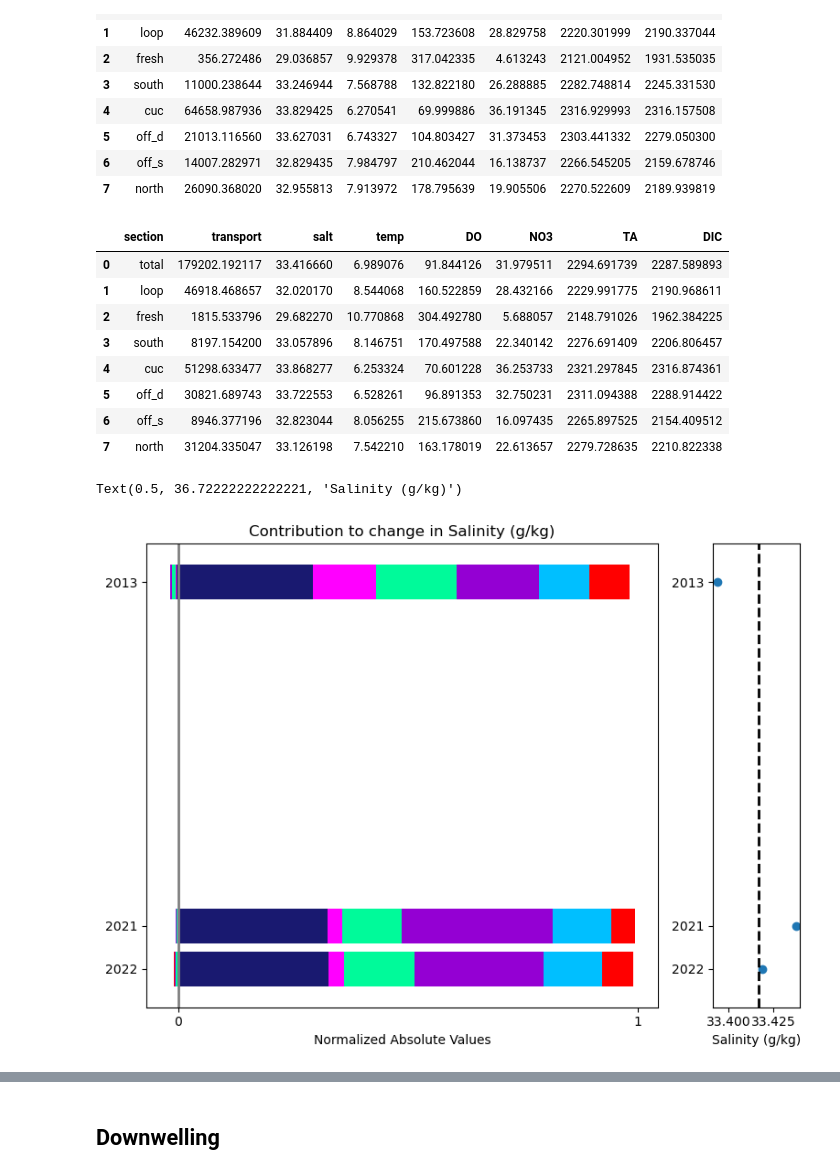
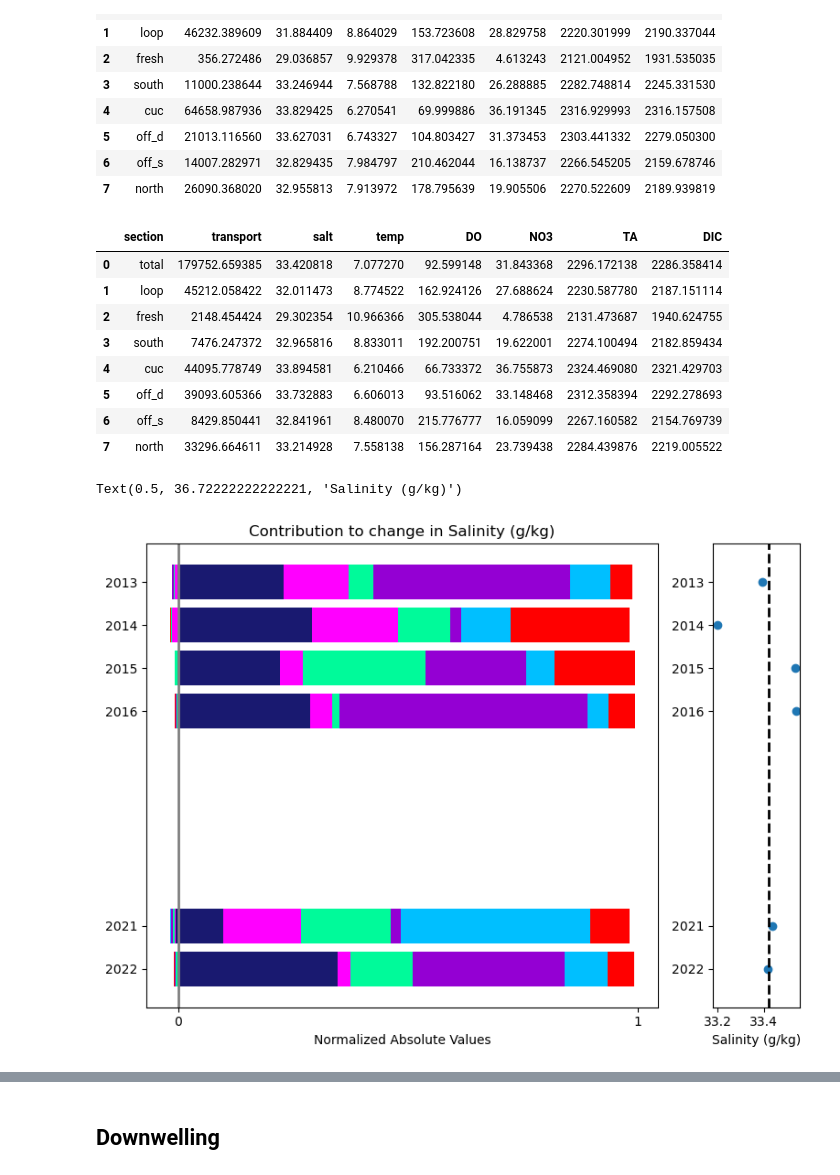
Before and after one commit to rbeutel/LO_user, a Jupyter notebook: ariane/quant_attribution.ipynb, the cells around one changed output, grey strips where cells are left out. Drawn from its saved outputs; the diff is of its cells as text; code cells hidden in the pictures.

```diff
--- a/ariane/quant_attribution.ipynb
+++ b/ariane/quant_attribution.ipynb
@@ -269,3 +254,19 @@ up13
+# %%
+up13 = means(xr.open_dataset('/data1/bbeutel/LO_user/ariane/up_cas7/S_T/20131024/ariane_positions_quantitative.nc'),
+             xr.open_dataset('/data1/bbeutel/LO_user/ariane/up_cas7/DO_NO3/20131024/ariane_positions_quantitative.nc'),
+             xr.open_dataset('/data1/bbeutel/LO_user/ariane/up_cas7/TA_DIC/20131024/ariane_positions_quantitative.nc'))
+
+up14 = means(xr.open_dataset('/data1/bbeutel/LO_user/ariane/up_cas7/S_T/20140903/ariane_positions_quantitative.nc'),
+             xr.open_dataset('/data1/bbeutel/LO_user/ariane/up_cas7/DO_NO3/20140903/ariane_positions_quantitative.nc'),
+             xr.open_dataset('/data1/bbeutel/LO_user/ariane/up_cas7/TA_DIC/20140903/ariane_positions_quantitative.nc'))
+
+up15 = means(xr.open_dataset('/data1/bbeutel/LO_user/ariane/up_cas7/S_T/20150905/ariane_positions_quantitative.nc'),
+             xr.open_dataset('/data1/bbeutel/LO_user/ariane/up_cas7/DO_NO3/20150905/ariane_positions_quantitative.nc'),
+             xr.open_dataset('/data1/bbeutel/LO_user/ariane/up_cas7/TA_DIC/20150905/ariane_positions_quantitative.nc'))
+
+up16 = means(xr.open_dataset('/data1/bbeutel/LO_user/ariane/up_cas7/S_T/20160913/ariane_positions_quantitative.nc'),
+             xr.open_dataset('/data1/bbeutel/LO_user/ariane/up_cas7/DO_NO3/20160913/ariane_positions_quantitative.nc'),
+             xr.open_dataset('/data1/bbeutel/LO_user/ariane/up_cas7/TA_DIC/20160913/ariane_positions_quantitative.nc'))
 # %%
 up21 = means(xr.open_dataset('/data1/bbeutel/LO_user/ariane/up_cas7/S_T/20210922/ariane_positions_quantitative.nc'),
              xr.open_dataset('/data1/bbeutel/LO_user/ariane/up_cas7/DO_NO3/20210922/ariane_positions_quantitative.nc'),
@@ -299,48 +300,55 @@ up22
 # %%
 # make 'baseline' dataframe based on the means of all the data
 d = {'section':['total', 'loop', 'fresh', 'south', 'cuc', 'off_d', 'off_s', 'north'],
-     'transport':np.mean([up13.transport,up21.transport,up22.transport],axis=0),
-     'salt':np.mean([up13.salt,up21.salt,up22.salt],axis=0),
-     'temp':np.mean([up13.temp,up21.temp,up22.temp],axis=0),
-     'DO':np.mean([up13.DO,up21.DO,up22.DO],axis=0),
-     'NO3':np.mean([up13.NO3,up21.NO3,up22.NO3],axis=0),
-     'TA':np.mean([up13.TA,up21.TA,up22.TA],axis=0),
-     'DIC':np.mean([up13.DIC,up21.DIC,up22.DIC],axis=0)}
+     'transport':np.mean([up13.transport,up14.transport,up15.transport,up16.transport,up21.transport,up22.transport],axis=0),
+     'salt':np.mean([up13.salt,up14.salt,up15.salt,up16.salt,up21.salt,up22.salt],axis=0),
+     'temp':np.mean([up13.temp,up14.temp,up15.temp,up16.temp,up21.temp,up22.temp],axis=0),
+     'DO':np.mean([up13.DO,up14.DO,up15.DO,up16.DO,up21.DO,up22.DO],axis=0),
+     'NO3':np.mean([up13.NO3,up14.NO3,up15.NO3,up16.NO3,up21.NO3,up22.NO3],axis=0),
+     'TA':np.mean([up13.TA,up14.TA,up15.TA,up16.TA,up21.TA,up22.TA],axis=0),
+     'DIC':np.mean([up13.DIC,up14.DIC,up15.DIC,up16.DIC,up21.DIC,up22.DIC],axis=0)}
 up_b = pd.DataFrame(d)
 
 up_b
 # %% [output]
 |  | section | transport | salt | temp | DO | NO3 | TA | DIC |
-| 0 | total | 179202.192117 | 33.416660 | 6.989076 | 91.844126 | 31.979511 | 2294.691739 | 2287.589893 |
-| 1 | loop | 46918.468657 | 32.020170 | 8.544068 | 160.522859 | 28.432166 | 2229.991775 | 2190.968611 |
-| 2 | fresh | 1815.533796 | 29.682270 | 10.770868 | 304.492780 | 5.688057 | 2148.791026 | 1962.384225 |
-| 3 | south | 8197.154200 | 33.057896 | 8.146751 | 170.497588 | 22.340142 | 2276.691409 | 2206.806457 |
-| 4 | cuc | 51298.633477 | 33.868277 | 6.253324 | 70.601228 | 36.253733 | 2321.297845 | 2316.874361 |
-| 5 | off_d | 30821.689743 | 33.722553 | 6.528261 | 96.891353 | 32.750231 | 2311.094388 | 2288.914422 |
-| 6 | off_s | 8946.377196 | 32.823044 | 8.056255 | 215.673860 | 16.097435 | 2265.897525 | 2154.409512 |
-| 7 | north | 31204.335047 | 33.126198 | 7.542210 | 163.178019 | 22.613657 | 2279.728635 | 2210.822338 |
+| 0 | total | 179752.659385 | 33.420818 | 7.077270 | 92.599148 | 31.843368 | 2296.172138 | 2286.358414 |
+| 1 | loop | 45212.058422 | 32.011473 | 8.774522 | 162.924126 | 27.688624 | 2230.587780 | 2187.151114 |
+| 2 | fresh | 2148.454424 | 29.302354 | 10.966366 | 305.538044 | 4.786538 | 2131.473687 | 1940.624755 |
+| 3 | south | 7476.247372 | 32.965816 | 8.833011 | 192.200751 | 19.622001 | 2274.100494 | 2182.859434 |
+| 4 | cuc | 44095.778749 | 33.894581 | 6.210466 | 66.733372 | 36.755873 | 2324.469080 | 2321.429703 |
+| 5 | off_d | 39093.605366 | 33.732883 | 6.606013 | 93.516062 | 33.148468 | 2312.358394 | 2292.278693 |
+| 6 | off_s | 8429.850441 | 32.841961 | 8.480070 | 215.776777 | 16.059099 | 2267.160582 | 2154.769739 |
+| 7 | north | 33296.664611 | 33.214928 | 7.558138 | 156.287164 | 23.739438 | 2284.439876 | 2219.005522 |
 # %%
 # math!
 math_up13 = decomp(up13,up_b)[1:]
+math_up14 = decomp(up14,up_b)[1:]
+math_up15 = decomp(up15,up_b)[1:]
+math_up16 = decomp(up16,up_b)[1:]
 math_up21 = decomp(up21,up_b)[1:]
 math_up22 = decomp(up22,up_b)[1:]
 
 # add year
 math_up13['year'] = 2013
+math_up14['year'] = 2014
+math_up15['year'] = 2015
+math_up16['year'] = 2016
 math_up21['year'] = 2021
 math_up22['year'] = 2022
 # %%
-df = pd.concat([math_up13[['year','section','saltP','saltQ']][1:],
+df = pd.concat([math_up13[['year','section','saltP','saltQ']][1:],math_up14[['year','section','saltP','saltQ']][1:],
+    math_up15[['year','section','saltP','saltQ']][1:],math_up16[['year','section','saltP','saltQ']][1:],
     math_up21[['year','section','saltP','saltQ']][1:],math_up22[['year','section','saltP','saltQ']][1:]])
 ax2 = stacked_bar(df,'Salinity (g/kg)')
 
 # mean property inflow to JdF
-ax2.scatter([up13.salt[0],up21.salt[0],up22.salt[0]], [2013,2021,2022])
+ax2.scatter([up13.salt[0],up14.salt[0],up15.salt[0],up16.salt[0],up21.salt[0],up22.salt[0]], [2013,2014,2015,2016,2021,2022])
 ax2.axvline(up_b.salt[0], color='k', ls='dashed', linewidth=2)
 ax2.set_xlabel('Salinity (g/kg)')
 # ax2.set_xlim([33.4,33.45])
 # ax2.set_xticks([33.41,33.44])
 # %% [output]
 Text(0.5, 36.72222222222221, 'Salinity (g/kg)')
-[figure, old version]
+[figure, new version]
 # %%
```
Also changed, not shown: parts of 17 cells of this notebook, 2 other files.
